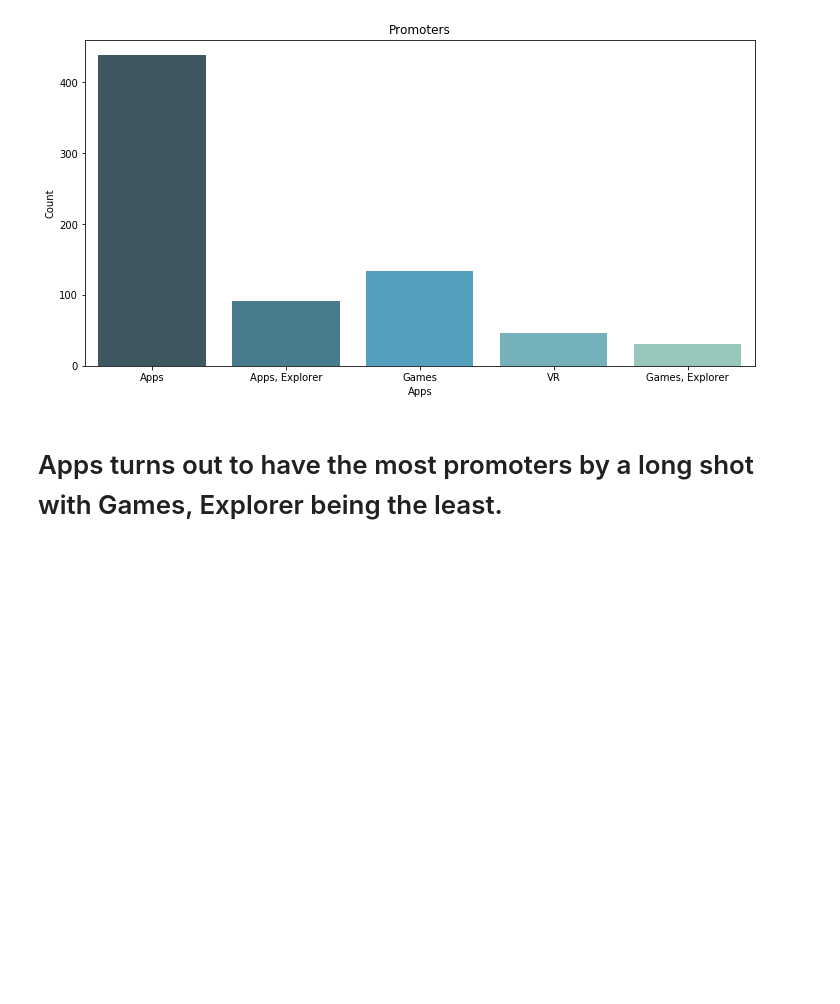
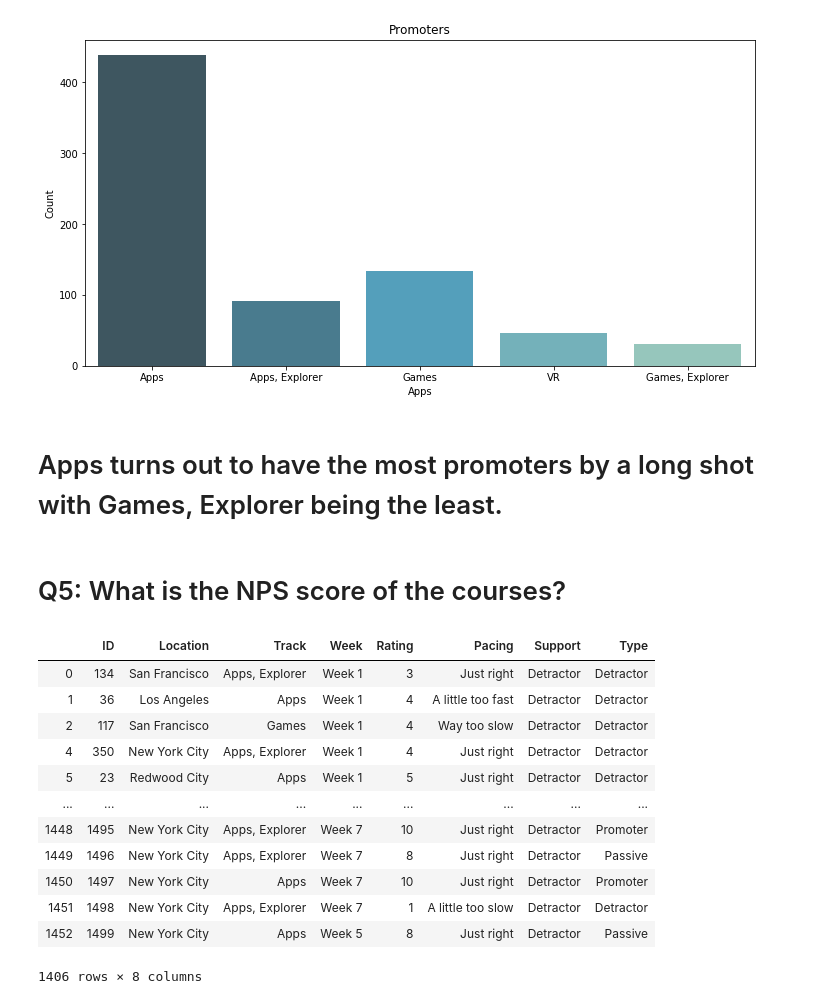
Before and after one commit to jon-infante/NPS_project, a Jupyter notebook: MidProject.ipynb, the cells around one changed output. Cells and saved outputs as stored; diff of their text form; code cells hidden in the pictures; blank space fills up the shorter version.

Commit message:
NPS Score

```diff
--- a/MidProject.ipynb
+++ b/MidProject.ipynb
@@ -271,3 +271,21 @@ ax = sns.barplot(x="Apps", y="Count", data=df3,
 [figure]
 # %% [markdown]
 # Apps turns out to have the most promoters by a long shot with Games, Explorer being the least.
+# %% [markdown]
+# Q5: What is the NPS score of the courses?
+# %%
+df
+# %% [output]
+|  | ID | Location | Track | Week | Rating | Pacing | Support | Type |
+| 0 | 134 | San Francisco | Apps, Explorer | Week 1 | 3 | Just right | Detractor | Detractor |
+| 1 | 36 | Los Angeles | Apps | Week 1 | 4 | A little too fast | Detractor | Detractor |
+| 2 | 117 | San Francisco | Games | Week 1 | 4 | Way too slow | Detractor | Detractor |
+| 4 | 350 | New York City | Apps, Explorer | Week 1 | 4 | Just right | Detractor | Detractor |
+| 5 | 23 | Redwood City | Apps | Week 1 | 5 | Just right | Detractor | Detractor |
+| ... | ... | ... | ... | ... | ... | ... | ... | ... |
+| 1448 | 1495 | New York City | Apps, Explorer | Week 7 | 10 | Just right | Detractor | Promoter |
+| 1449 | 1496 | New York City | Apps, Explorer | Week 7 | 8 | Just right | Detractor | Passive |
+| 1450 | 1497 | New York City | Apps | Week 7 | 10 | Just right | Detractor | Promoter |
+| 1451 | 1498 | New York City | Apps, Explorer | Week 7 | 1 | A little too slow | Detractor | Detractor |
+| 1452 | 1499 | New York City | Apps | Week 5 | 8 | Just right | Detractor | Passive |
+1406 rows × 8 columns
```
Also changed, not shown: parts of 9 cells of this notebook, 1 other file.
